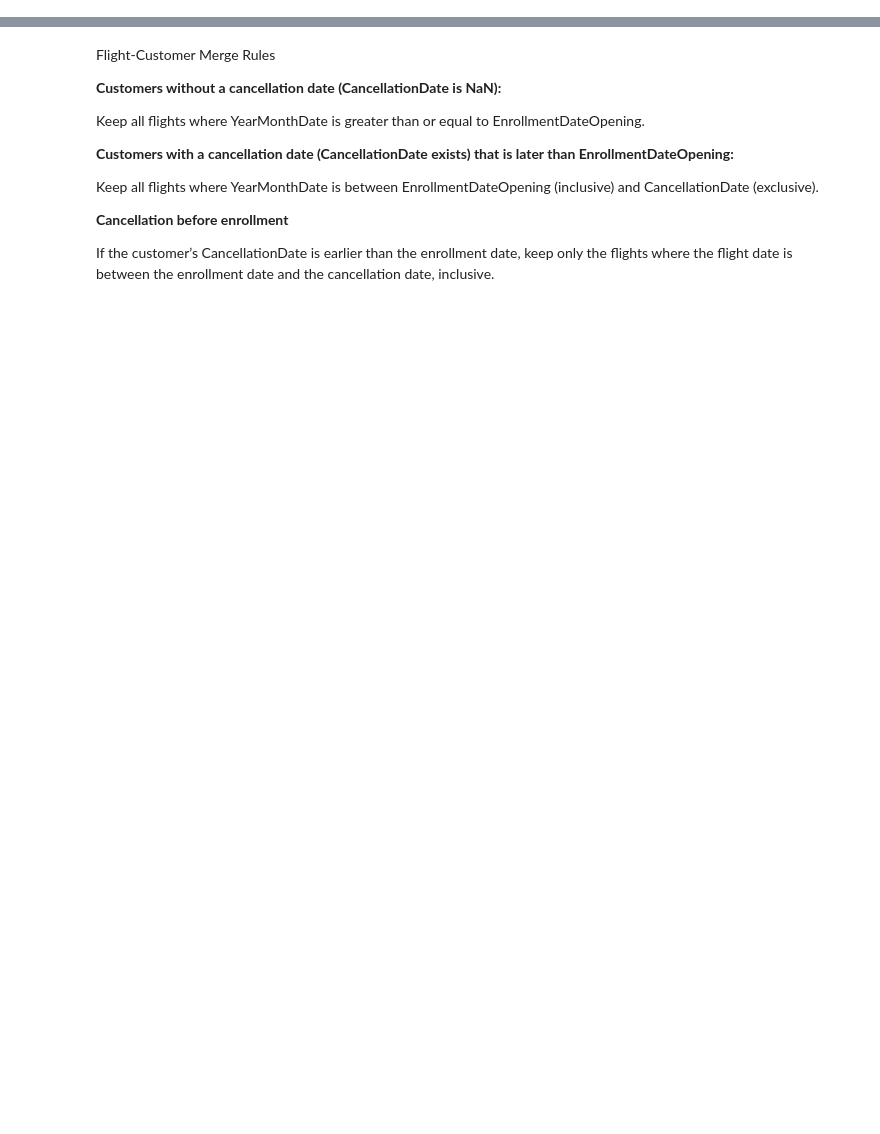
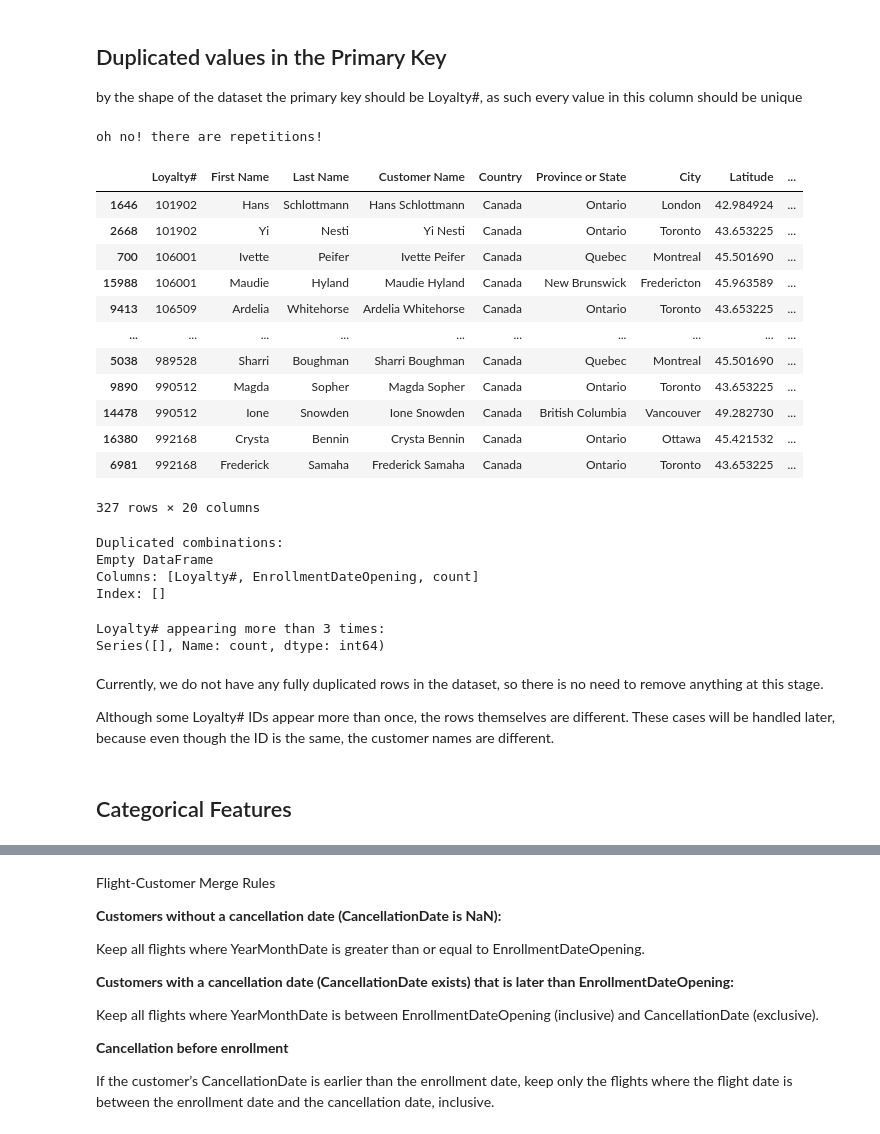
Before and after one commit to calcoafrancisca/Group-39---DM---Part2, a Jupyter notebook: AIAI.Kika.ipynb, the cells around one changed output, grey strips where cells are left out. Drawn from its saved outputs; the diff is of its cells as text; code cells hidden in the pictures; blank space fills up the shorter version.

```diff
--- a/DataUnderstanding.ipynb
+++ b/AIAI.Kika.ipynb
@@ -11,0 +174,66 @@ CustomerDB = pd.read_csv('../data/CustomerDB_clean.csv', sep = ',')
+# %% [markdown]
+## Duplicated values in the Primary Key
+by the shape of the dataset the primary key should be Loyalty#, as such every value in this column should be unique
+# %%
+primary_key = 'Loyalty#'
+unique_values = CustomerDB[primary_key].unique().shape
+n_rows = CustomerDB[primary_key].shape [0]
+if unique_values != n_rows:
+    print('oh no! there are repetitions!')
+else:
+    print("all good! no repetitions!")
+# %% [output]
+oh no! there are repetitions!
+# %%
+# Select all rows with duplicated Loyalty#
+duplicated_loyalty = CustomerDB[CustomerDB['Loyalty#'].duplicated(keep=False)]
+
+# Sort by Loyalty# and EnrollmentDateOpening
+duplicated_loyalty_sorted = duplicated_loyalty.sort_values(by=['Loyalty#', 'EnrollmentDateOpening'])
+
+# Display the result
+duplicated_loyalty_sorted
+# %% [output]
+|  | Loyalty# | First Name | Last Name | Customer Name | Country | Province or State | City | Latitude | ... |
+| 1646 | 101902 | Hans | Schlottmann | Hans Schlottmann | Canada | Ontario | London | 42.984924 | ... |
+| 2668 | 101902 | Yi | Nesti | Yi Nesti | Canada | Ontario | Toronto | 43.653225 | ... |
+| 700 | 106001 | Ivette | Peifer | Ivette Peifer | Canada | Quebec | Montreal | 45.501690 | ... |
+| 15988 | 106001 | Maudie | Hyland | Maudie Hyland | Canada | New Brunswick | Fredericton | 45.963589 | ... |
+| 9413 | 106509 | Ardelia | Whitehorse | Ardelia Whitehorse | Canada | Ontario | Toronto | 43.653225 | ... |
+| ... | ... | ... | ... | ... | ... | ... | ... | ... | ... |
+| 5038 | 989528 | Sharri | Boughman | Sharri Boughman | Canada | Quebec | Montreal | 45.501690 | ... |
+| 9890 | 990512 | Magda | Sopher | Magda Sopher | Canada | Ontario | Toronto | 43.653225 | ... |
+| 14478 | 990512 | Ione | Snowden | Ione Snowden | Canada | British Columbia | Vancouver | 49.282730 | ... |
+| 16380 | 992168 | Crysta | Bennin | Crysta Bennin | Canada | Ontario | Ottawa | 45.421532 | ... |
+| 6981 | 992168 | Frederick | Samaha | Frederick Samaha | Canada | Ontario | Toronto | 43.653225 | ... |
+327 rows × 20 columns
+# %%
+# Find duplicated combinations
+duplicates = CustomerDB.groupby(['Loyalty#', 'EnrollmentDateOpening']).size().reset_index(name='count')
+duplicates = duplicates[duplicates['count'] > 1]
+
+print("Duplicated combinations:")
+print(duplicates)
+# %% [output]
+Duplicated combinations:
+Empty DataFrame
+Columns: [Loyalty#, EnrollmentDateOpening, count]
+Index: []
+# %%
+# Count occurrences of each Loyalty#
+loyalty_counts = CustomerDB['Loyalty#'].value_counts()
+
+# Filter Loyalty# that appear more than 3 times
+loyalty_repeated = loyalty_counts[loyalty_counts > 3]
+
+print("Loyalty# appearing more than 3 times:")
+print(loyalty_repeated)
+# %% [output]
+Loyalty# appearing more than 3 times:
+Series([], Name: count, dtype: int64)
+# %% [markdown]
+Currently, we do not have any fully duplicated rows in the dataset, so there is no need to remove anything at this stage.
+
+Although some Loyalty# IDs appear more than once, the rows themselves are different. These cases will be handled later, because even though the ID is the same, the customer names are different.
+# %% [markdown]
+## Categorical Features
```
Also changed, not shown: parts of 33 cells of this notebook, 1 other file.
